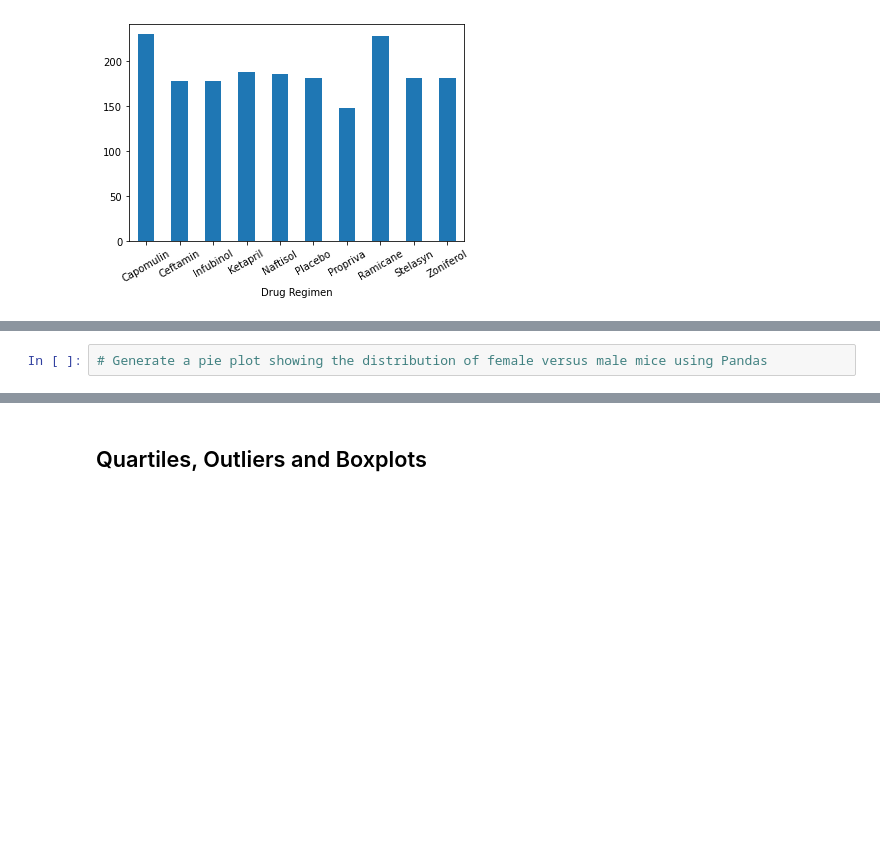
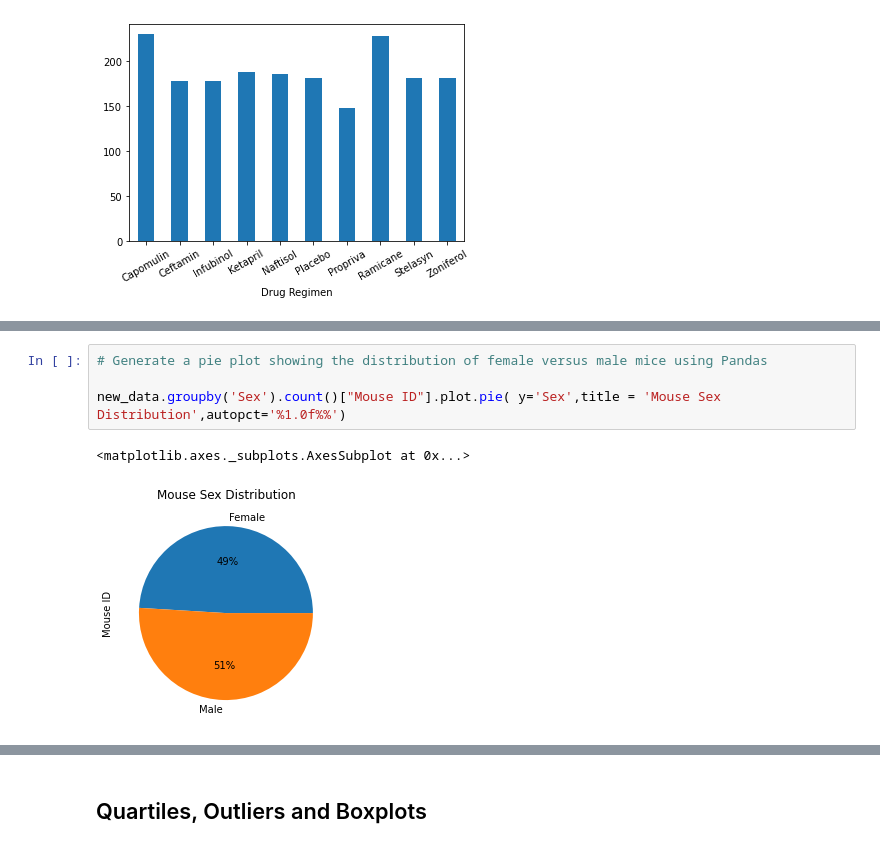
Before and after one commit to vn02063007/Module-5-Challenge, a Jupyter notebook: Pymaceuticals/pymaceuticals_starter.ipynb, the cells around one changed output, grey strips where cells are left out. Saved outputs shown, nothing was run; the diff lists cells and outputs as text; blank space fills up the shorter version.

```diff
--- a/Pymaceuticals/pymaceuticals_starter.ipynb
+++ b/Pymaceuticals/pymaceuticals_starter.ipynb
@@ -135,4 +138,9 @@ new_data.groupby('Drug Regimen').count()['Timepoint'].plot.bar (x='Drug Regimen'
 # %%
 # Generate a pie plot showing the distribution of female versus male mice using Pandas
+
+new_data.groupby('Sex').count()["Mouse ID"].plot.pie( y='Sex',title = 'Mouse Sex Distribution',autopct='%1.0f%%')
+# %% [output]
+<matplotlib.axes._subplots.AxesSubplot at 0x...>
+[figure, added]
 # %%
 # Generate a pie plot showing the distribution of female versus male mice using pyplot
```
Also changed, not shown: parts of 14 cells of this notebook.
